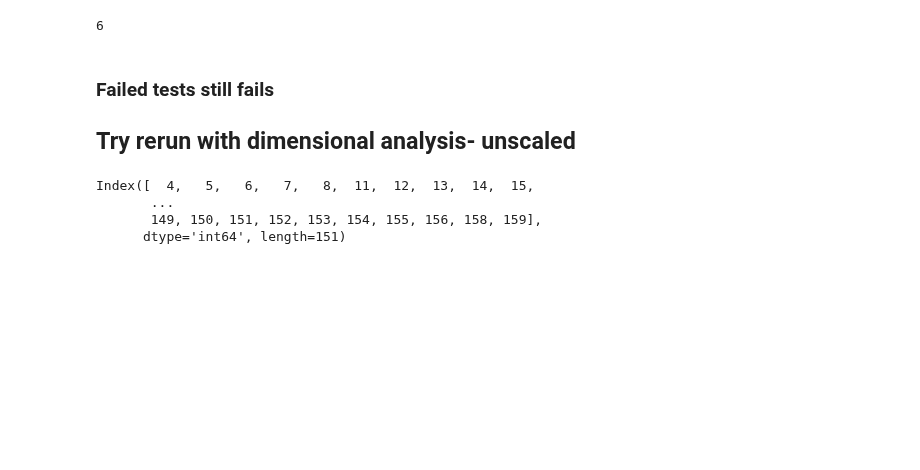
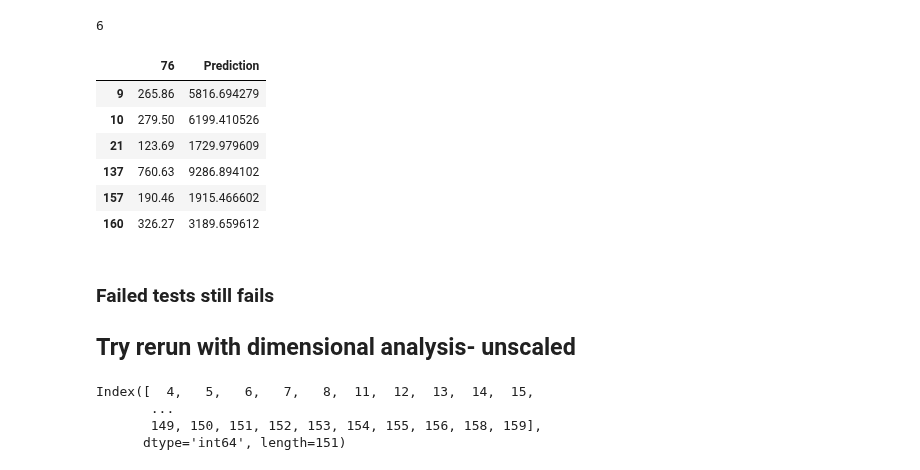
Before and after one commit to adomakor412/MSNT_Thesis_ML_CE, a Jupyter notebook: dfexp_prediction.ipynb, the cells around one changed output. Cells and saved outputs as stored; diff of their text form; code cells hidden in the pictures; blank space fills up the shorter version.

```diff
--- a/dfexp_prediction.ipynb
+++ b/dfexp_prediction.ipynb
@@ -1556,6 +1653,17 @@ sum_F_pred = sum(df_Failed_F['76']<df_Failed_Output['126'])
 sum_F_pred
 # %% [output]
 6
+# %%
+df_Failed_F['Prediction'] = df_Failed_Output['126']
+df_Failed_F
+# %% [output]
+|  | 76 | Prediction |
+| 9 | 265.86 | 5816.694279 |
+| 10 | 279.50 | 6199.410526 |
+| 21 | 123.69 | 1729.979609 |
+| 137 | 760.63 | 9286.894102 |
+| 157 | 190.46 | 1915.466602 |
+| 160 | 326.27 | 3189.659612 |
 # %% [markdown]
 ### Failed tests still fails
 ## Try rerun with dimensional analysis- unscaled
```
Also changed, not shown: parts of 32 cells of this notebook, 5 other files.
